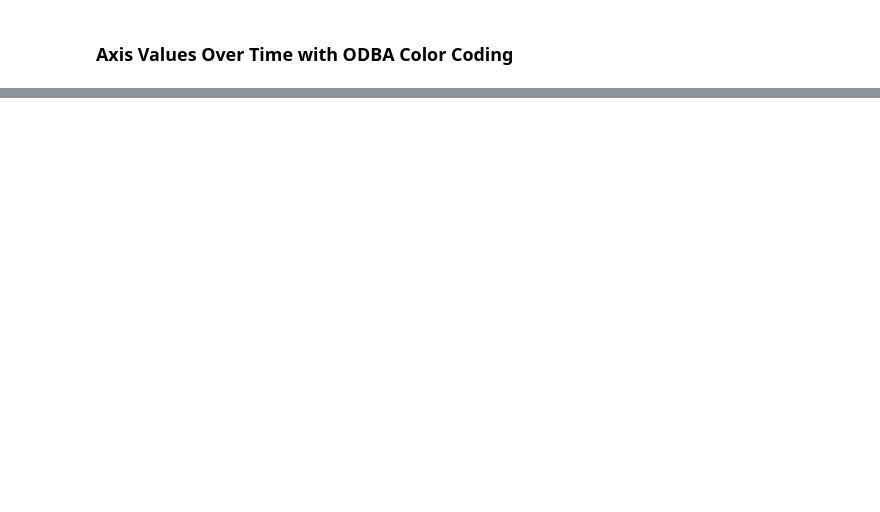
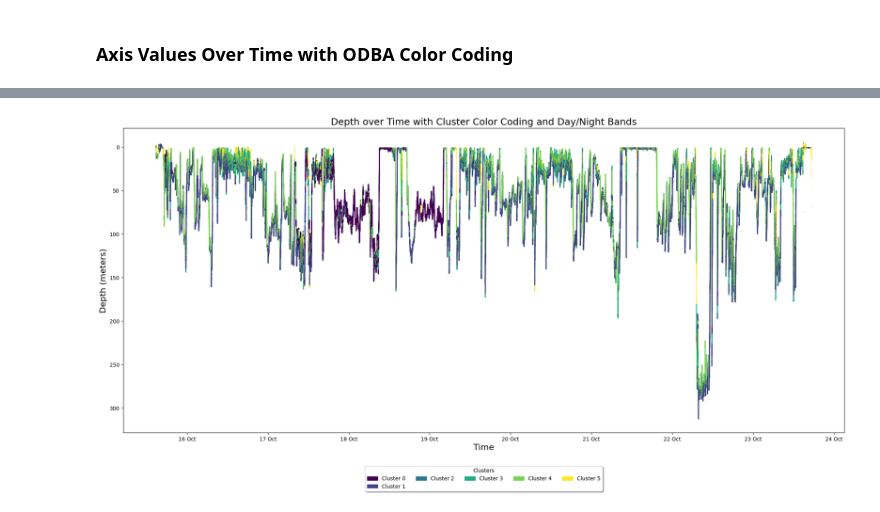
Before and after one commit to bolaris-sage/shark-research, a Jupyter notebook: shark-analysis.ipynb, the cells around one changed output, grey strips where cells are left out. Saved outputs shown, nothing was run; the diff lists cells and outputs as text; code cells hidden in the pictures; blank space fills up the shorter version.

```diff
--- a/shark-analysis.ipynb
+++ b/shark-analysis.ipynb
@@ -398,0 +490,16 @@ This section aims to compare the observed behaviors of shark #A14243 with existi
+# %%
+# Calculate the centroids of each cluster
+centroids = kmeans.cluster_centers_
+
+# Create a DataFrame for cluster statistics
+cluster_stats = pd.DataFrame(centroids, columns=['mean_x_dev', 'mean_y_dev', 'mean_z_dev', 'std_x_dev', 'std_y_dev', 'std_z_dev'])
+
+# Display the cluster centroids
+print("Cluster Centroids:")
+print(cluster_stats)
+
+# Additional descriptive statistics for each cluster
+for i in range(n_clusters):
+    print(f"\nCluster {i} statistics:")
+    cluster_data = windowed_data[(clusters == i)]
+    print(cluster_data.describe())
@@ -398,0 +524,46 @@ This section aims to compare the observed behaviors of shark #A14243 with existi
+# %%
+import matplotlib.pyplot as plt
+import matplotlib.dates as mdates
+import matplotlib.patches as mpatches
+
+# Assuming 'n_clusters' is the number of clusters you determined with KMeans
+n_clusters = len(data_processed['cluster'].unique())
+
+# Set plot titles and labels
+plt.figure(figsize=(20, 10))
+plt.xlabel('Time', fontsize=16)
+plt.ylabel('Depth (meters)', fontsize=16)
+plt.title('Depth over Time with Cluster Color Coding and Day/Night Bands', fontsize=18)
+
+# Plot day-night bands
+# Ensure 'sun_cycles' is defined and formatted correctly
+# plot_day_night_bands(sun_cycles, plt.gca())
+
+# Use a predefined colormap for clusters
+cmap = plt.cm.get_cmap('viridis', n_clusters)
+
+# Create a list of patches for the legend
+cluster_patches = [mpatches.Patch(color=cmap(i/n_clusters), label=f'Cluster {i}') for i in range(n_clusters)]
+
+# Plot depth data against time, colored by cluster
+# Use DataFrame index directly for the time values
+sc = plt.scatter(data_processed.index, data_processed['Pressure'], c=data_processed['cluster'], cmap=cmap, s=1, alpha=0.9)
+
+# Make increased depth down
+plt.gca().invert_yaxis()
+
+# Format the x-axis
+plt.gca().xaxis.set_major_formatter(mdates.DateFormatter('%d %b'))
+plt.gca().xaxis.set_major_locator(mdates.DayLocator(interval=1))
+
+# Position the legend under the graph
+plt.legend(handles=cluster_patches, title='Clusters', loc='upper center', bbox_to_anchor=(0.5, -0.1), fancybox=True, shadow=True, ncol=5)
+
+# Increase the bottom margin to ensure the legend does not overlap with x-axis labels
+plt.subplots_adjust(bottom=0.25)
+
+# Show the plot
+plt.tight_layout()
+plt.show()
+# %% [output]
+[figure, added]
```
Also changed, not shown: parts of 12 cells of this notebook.
